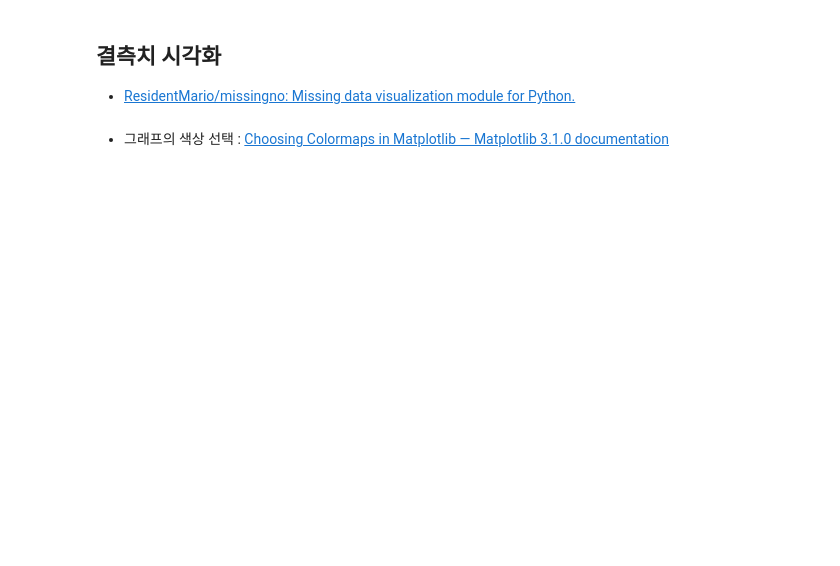
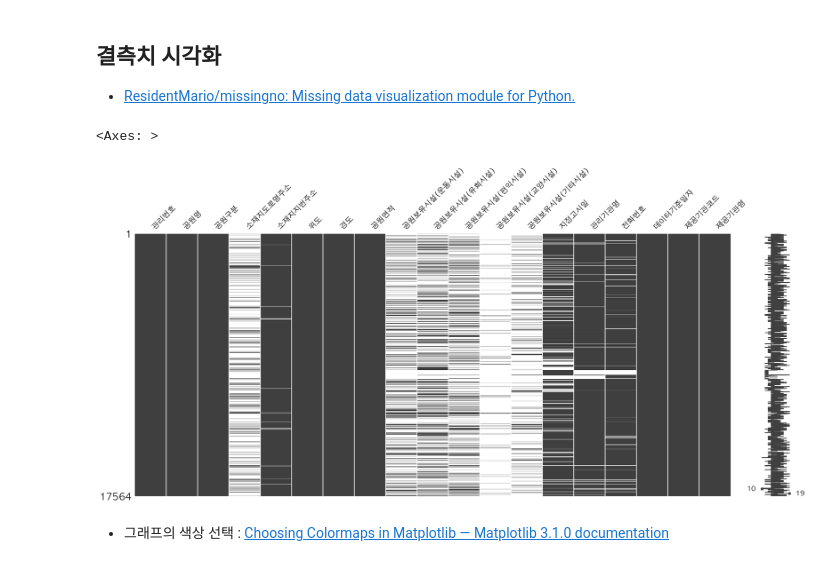
Before and after one commit to online5880/Public-Data-Analysis-in-Python, a Jupyter notebook: park/05_park_input.ipynb, the cells around one changed output. Cells and saved outputs as stored; diff of their text form; code cells hidden in the pictures; blank space fills up the shorter version.

Commit message:
결측치 시각화
- missingno
- seaborn heatmap

```diff
--- a/park/05_park_input.ipynb
+++ b/park/05_park_input.ipynb
@@ -184,7 +206,14 @@ dtype: int64
 # %%
 # 이전 챕터에서 설치하지 않았다면 아나콘다에 missingno를 설치합니다.
 # !conda install -c conda-forge missingno
 # 라이브러리를 로드합니다.
+
+import missingno
+
+missingno.matrix(df)
+# %% [output]
+<Axes: >
+[figure, added]
 # %% [markdown]
 * 그래프의 색상 선택 : [Choosing Colormaps in Matplotlib — Matplotlib 3.1.0 documentation](https://matplotlib.org/3.1.0/tutorials/colors/colormaps.html)
 # %%
```
Also changed, not shown: parts of 2 cells of this notebook.
